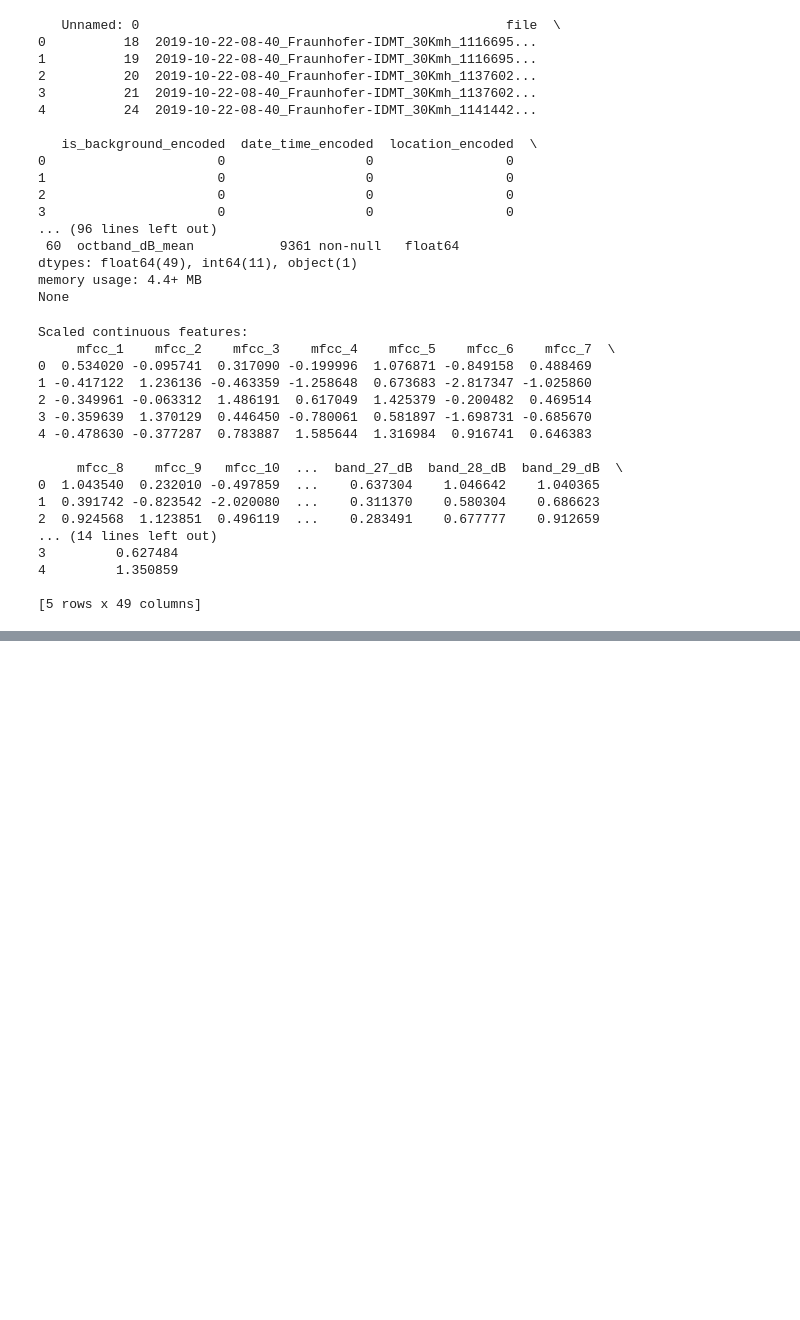
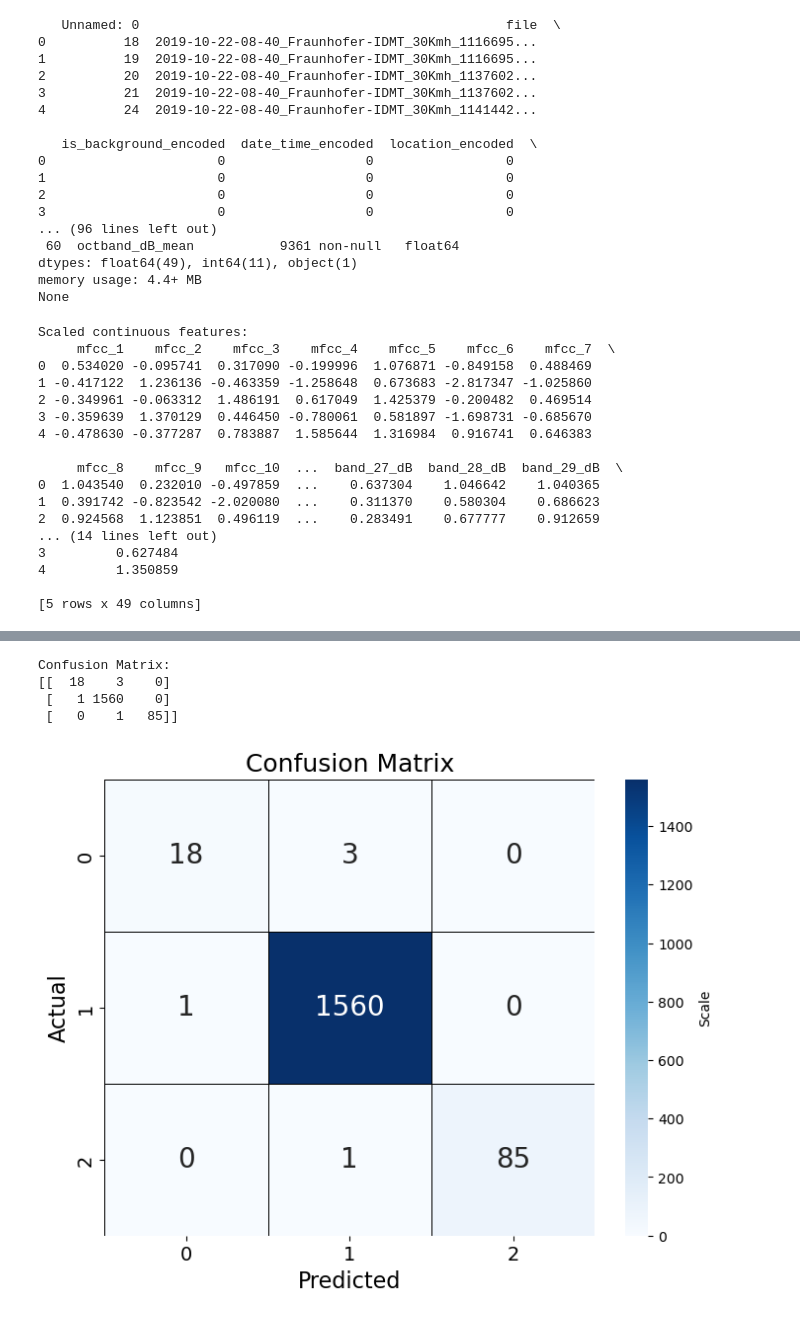
Before and after one commit to janikWa/RoadTrafficNoise, a Jupyter notebook: RTN-jakob/vehicle-classification/MultinomialLogReg.ipynb, the cells around one changed output, grey strips where cells are left out. Cells and saved outputs as stored; diff of their text form; code cells hidden in the pictures; blank space fills up the shorter version.

```diff
--- a/RTN-jakob/vehicle-classification/MultinomialLogReg.ipynb
+++ b/RTN-jakob/vehicle-classification/MultinomialLogReg.ipynb
@@ -138,0 +308,29 @@ dtype: float64
+# %%
+from sklearn.metrics import confusion_matrix
+import seaborn as sns
+import matplotlib.pyplot as plt
+
+# Generate predictions
+y_pred = log_reg.predict(X_test_optimal)
+
+# Compute the confusion matrix
+cm = confusion_matrix(y_test, y_pred)
+
+print("Confusion Matrix:")
+print(cm)
+
+# Plot the confusion matrix
+plt.figure(figsize=(8, 6))
+sns.heatmap(cm, annot=True, fmt="d", cmap="Blues", xticklabels=[0, 1, 2], yticklabels=[0, 1, 2], annot_kws={"size": 20}, cbar_kws={'label': 'Scale'}, linewidths=0.5, linecolor='black')
+plt.xlabel("Predicted", fontsize=16)
+plt.ylabel("Actual", fontsize=16)
+plt.title("Confusion Matrix", fontsize=18)
+plt.xticks(fontsize=14)
+plt.yticks(fontsize=14)
+plt.show()
+# %% [output]
+Confusion Matrix:
+[[  18    3    0]
+ [   1 1560    0]
+ [   0    1   85]]
+[figure, added]
```
Also changed, not shown: parts of 11 cells of this notebook, 2 other files.
